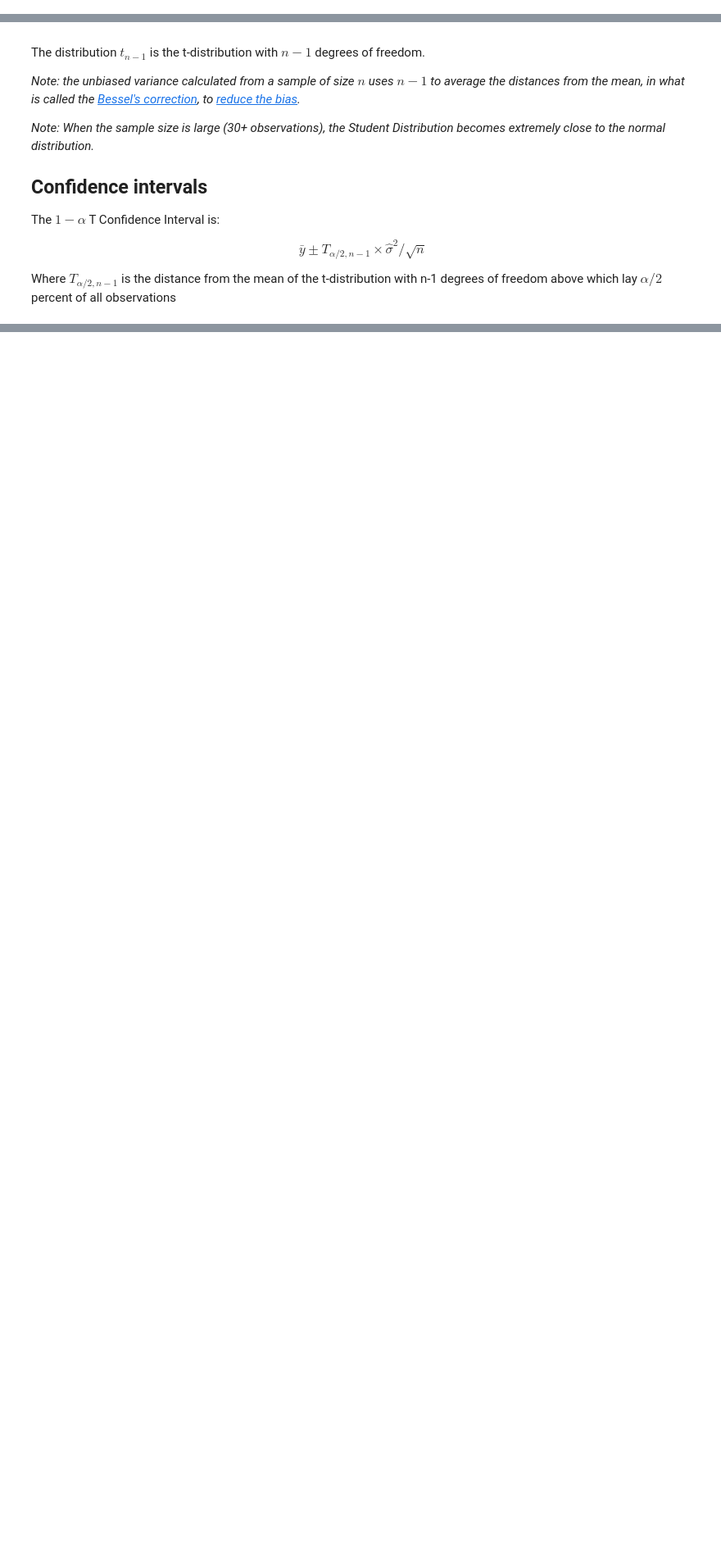
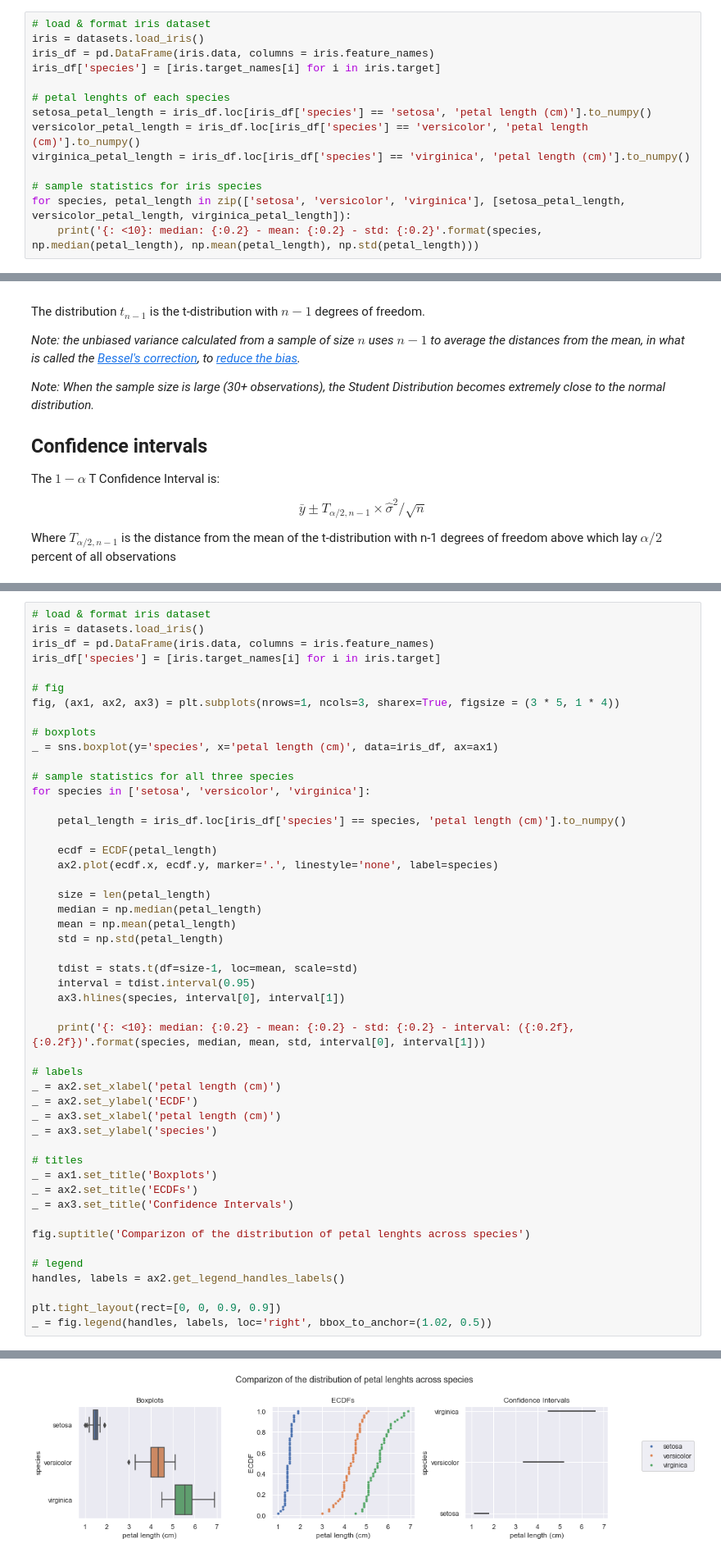
Before and after one commit to sebastienplat/sebastienplat.github.io, a Jupyter notebook: _drafts/notebooks/statistical-analysis/2e-assumptions-of-normality.ipynb, the cells around one changed output, grey strips where cells are left out. Shown at 82% size. Cells and saved outputs as stored; diff of their text form; blank space fills up the shorter version.

Commit message:
update statistical inference

```diff
--- a/_drafts/notebooks/statistical-analysis/2e-assumptions-of-normality.ipynb
+++ b/_drafts/notebooks/statistical-analysis/2e-assumptions-of-normality.ipynb
@@ -12,3 +48,17 @@ sns.set()
+# %%
+# load & format iris dataset
+iris = datasets.load_iris()
+iris_df = pd.DataFrame(iris.data, columns = iris.feature_names)
+iris_df['species'] = [iris.target_names[i] for i in iris.target]
+
+# petal lenghts of each species
+setosa_petal_length = iris_df.loc[iris_df['species'] == 'setosa', 'petal length (cm)'].to_numpy()
+versicolor_petal_length = iris_df.loc[iris_df['species'] == 'versicolor', 'petal length (cm)'].to_numpy()
+virginica_petal_length = iris_df.loc[iris_df['species'] == 'virginica', 'petal length (cm)'].to_numpy()
+
+# sample statistics for iris species
+for species, petal_length in zip(['setosa', 'versicolor', 'virginica'], [setosa_petal_length, versicolor_petal_length, virginica_petal_length]):
+    print('{: <10}: median: {:0.2} - mean: {:0.2} - std: {:0.2}'.format(species, np.median(petal_length), np.mean(petal_length), np.std(petal_length)))
 # %% [markdown]
 ___
 
@@ -229,0 +170,50 @@ array([ 0.49671415, -0.1382643 ,  0.64768854,  1.52302986, -0.23415337,
+# %%
+# load & format iris dataset
+iris = datasets.load_iris()
+iris_df = pd.DataFrame(iris.data, columns = iris.feature_names)
+iris_df['species'] = [iris.target_names[i] for i in iris.target]
+
+# fig
+fig, (ax1, ax2, ax3) = plt.subplots(nrows=1, ncols=3, sharex=True, figsize = (3 * 5, 1 * 4))
+
+# boxplots
+_ = sns.boxplot(y='species', x='petal length (cm)', data=iris_df, ax=ax1)
+
+# sample statistics for all three species
+for species in ['setosa', 'versicolor', 'virginica']:
+
+    petal_length = iris_df.loc[iris_df['species'] == species, 'petal length (cm)'].to_numpy()
+
+    ecdf = ECDF(petal_length)
+    ax2.plot(ecdf.x, ecdf.y, marker='.', linestyle='none', label=species)
+
+    size = len(petal_length)
+    median = np.median(petal_length)
+    mean = np.mean(petal_length)
+    std = np.std(petal_length)
+
+    tdist = stats.t(df=size-1, loc=mean, scale=std)
+    interval = tdist.interval(0.95)
+    ax3.hlines(species, interval[0], interval[1])
+
+    print('{: <10}: median: {:0.2} - mean: {:0.2} - std: {:0.2} - interval: ({:0.2f}, {:0.2f})'.format(species, median, mean, std, interval[0], interval[1]))
+
+# labels
+_ = ax2.set_xlabel('petal length (cm)')
+_ = ax2.set_ylabel('ECDF')
+_ = ax3.set_xlabel('petal length (cm)')
+_ = ax3.set_ylabel('species')
+
+# titles
+_ = ax1.set_title('Boxplots')
+_ = ax2.set_title('ECDFs')
+_ = ax3.set_title('Confidence Intervals')
+
+fig.suptitle('Comparizon of the distribution of petal lenghts across species')
+
+# legend
+handles, labels = ax2.get_legend_handles_labels()
+
+plt.tight_layout(rect=[0, 0, 0.9, 0.9])
+_ = fig.legend(handles, labels, loc='right', bbox_to_anchor=(1.02, 0.5))
+# %% [output]
@@ -229,0 +223 @@ array([ 0.49671415, -0.1382643 ,  0.64768854,  1.52302986, -0.23415337,
+[figure, added]
```
Also changed, not shown: parts of 17 cells of this notebook, 6 other files.
